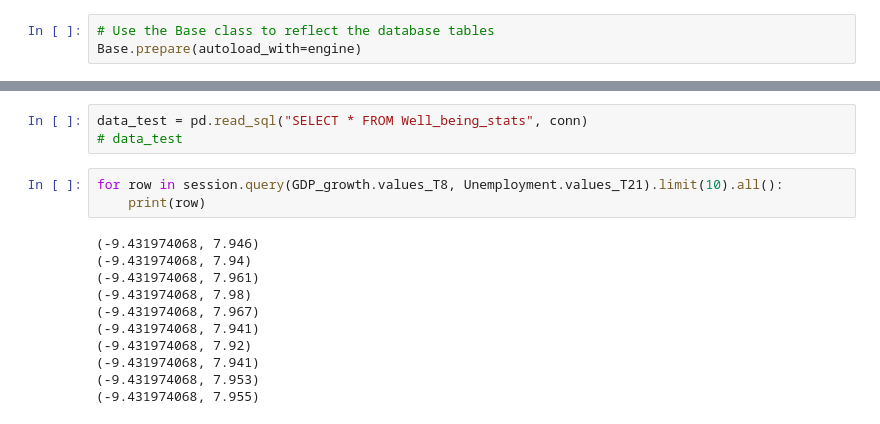
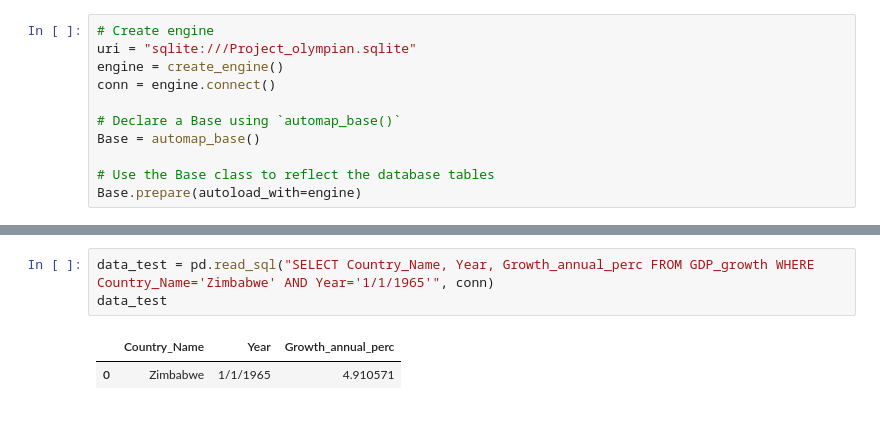
Before and after one commit to Alvin-Son/Project_Olympian, a Jupyter notebook: Addie/sql_database.ipynb, the cells around one changed output, grey strips where cells are left out. Drawn from its saved outputs; the diff is of its cells as text.

```diff
--- a/Addie/sql_database.ipynb
+++ b/Addie/sql_database.ipynb
@@ -16,3 +9,11 @@ Base = automap_base()
 # %%
+# Create engine
+uri = "sqlite:///Project_olympian.sqlite"
+engine = create_engine()
+conn = engine.connect()
+
+# Declare a Base using `automap_base()`
+Base = automap_base()
+
 # Use the Base class to reflect the database tables
 Base.prepare(autoload_with=engine)
@@ -78,17 +80,6 @@ session = Session(engine)
 # %%
-data_test = pd.read_sql("SELECT * FROM Well_being_stats", conn)
-# data_test
+data_test = pd.read_sql("SELECT Country_Name, Year, Growth_annual_perc FROM GDP_growth WHERE Country_Name='Zimbabwe' AND Year='1/1/1965'", conn)
+data_test
+# %% [output]
+|  | Country_Name | Year | Growth_annual_perc |
+| 0 | Zimbabwe | 1/1/1965 | 4.910571 |
-# %%
-for row in session.query(GDP_growth.values_T8, Unemployment.values_T21).limit(10).all():
-    print(row)
-# %% [output]
-(-9.431974068, 7.946)
-(-9.431974068, 7.94)
-(-9.431974068, 7.961)
-(-9.431974068, 7.98)
-(-9.431974068, 7.967)
-(-9.431974068, 7.941)
-(-9.431974068, 7.92)
-(-9.431974068, 7.941)
-(-9.431974068, 7.953)
-(-9.431974068, 7.955)
```
Also changed, not shown: parts of 11 cells of this notebook, 30 other files.
